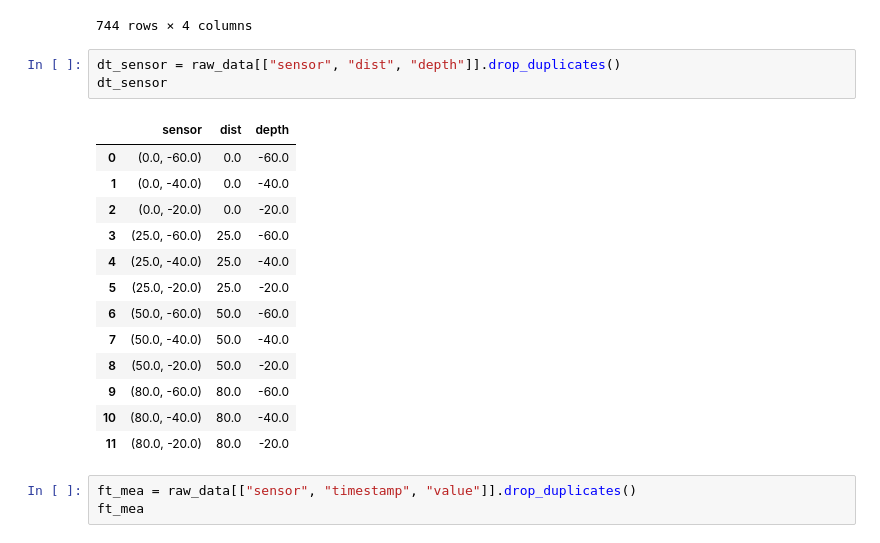
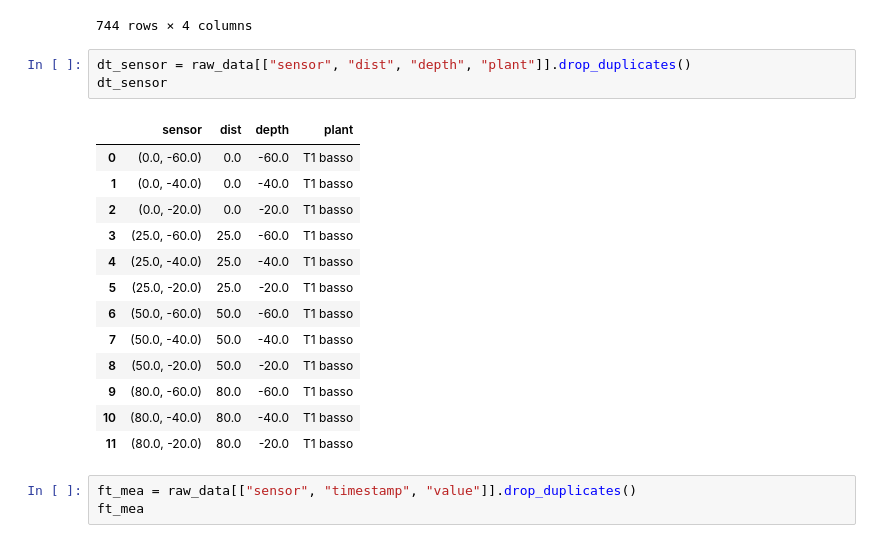
Before and after one commit to w4bo/teaching, a Jupyter notebook: notebooks/02-DataWrangling.ipynb, the cells around one changed output. Saved outputs shown, nothing was run; the diff lists cells and outputs as text.

```diff
--- a/notebooks/02-DataWrangling.ipynb
+++ b/notebooks/02-DataWrangling.ipynb
@@ -502,22 +506,22 @@ dt_time
 | 8744 | 2021-08-14 23:00:00 | 2021-08-14 | 2021-08 | 2021 |
 744 rows × 4 columns
 # %%
-dt_sensor = raw_data[["sensor", "dist", "depth"]].drop_duplicates()
+dt_sensor = raw_data[["sensor", "dist", "depth", "plant"]].drop_duplicates()
 dt_sensor
 # %% [output]
-|  | sensor | dist | depth |
-| 0 | (0.0, -60.0) | 0.0 | -60.0 |
-| 1 | (0.0, -40.0) | 0.0 | -40.0 |
-| 2 | (0.0, -20.0) | 0.0 | -20.0 |
-| 3 | (25.0, -60.0) | 25.0 | -60.0 |
-| 4 | (25.0, -40.0) | 25.0 | -40.0 |
-| 5 | (25.0, -20.0) | 25.0 | -20.0 |
-| 6 | (50.0, -60.0) | 50.0 | -60.0 |
-| 7 | (50.0, -40.0) | 50.0 | -40.0 |
-| 8 | (50.0, -20.0) | 50.0 | -20.0 |
-| 9 | (80.0, -60.0) | 80.0 | -60.0 |
-| 10 | (80.0, -40.0) | 80.0 | -40.0 |
-| 11 | (80.0, -20.0) | 80.0 | -20.0 |
+|  | sensor | dist | depth | plant |
+| 0 | (0.0, -60.0) | 0.0 | -60.0 | T1 basso |
+| 1 | (0.0, -40.0) | 0.0 | -40.0 | T1 basso |
+| 2 | (0.0, -20.0) | 0.0 | -20.0 | T1 basso |
+| 3 | (25.0, -60.0) | 25.0 | -60.0 | T1 basso |
+| 4 | (25.0, -40.0) | 25.0 | -40.0 | T1 basso |
+| 5 | (25.0, -20.0) | 25.0 | -20.0 | T1 basso |
+| 6 | (50.0, -60.0) | 50.0 | -60.0 | T1 basso |
+| 7 | (50.0, -40.0) | 50.0 | -40.0 | T1 basso |
+| 8 | (50.0, -20.0) | 50.0 | -20.0 | T1 basso |
+| 9 | (80.0, -60.0) | 80.0 | -60.0 | T1 basso |
+| 10 | (80.0, -40.0) | 80.0 | -40.0 | T1 basso |
+| 11 | (80.0, -20.0) | 80.0 | -20.0 | T1 basso |
 # %%
 ft_mea = raw_data[["sensor", "timestamp", "value"]].drop_duplicates()
 ft_mea
```
Also changed, not shown: parts of 12 cells of this notebook, 7 other files.
